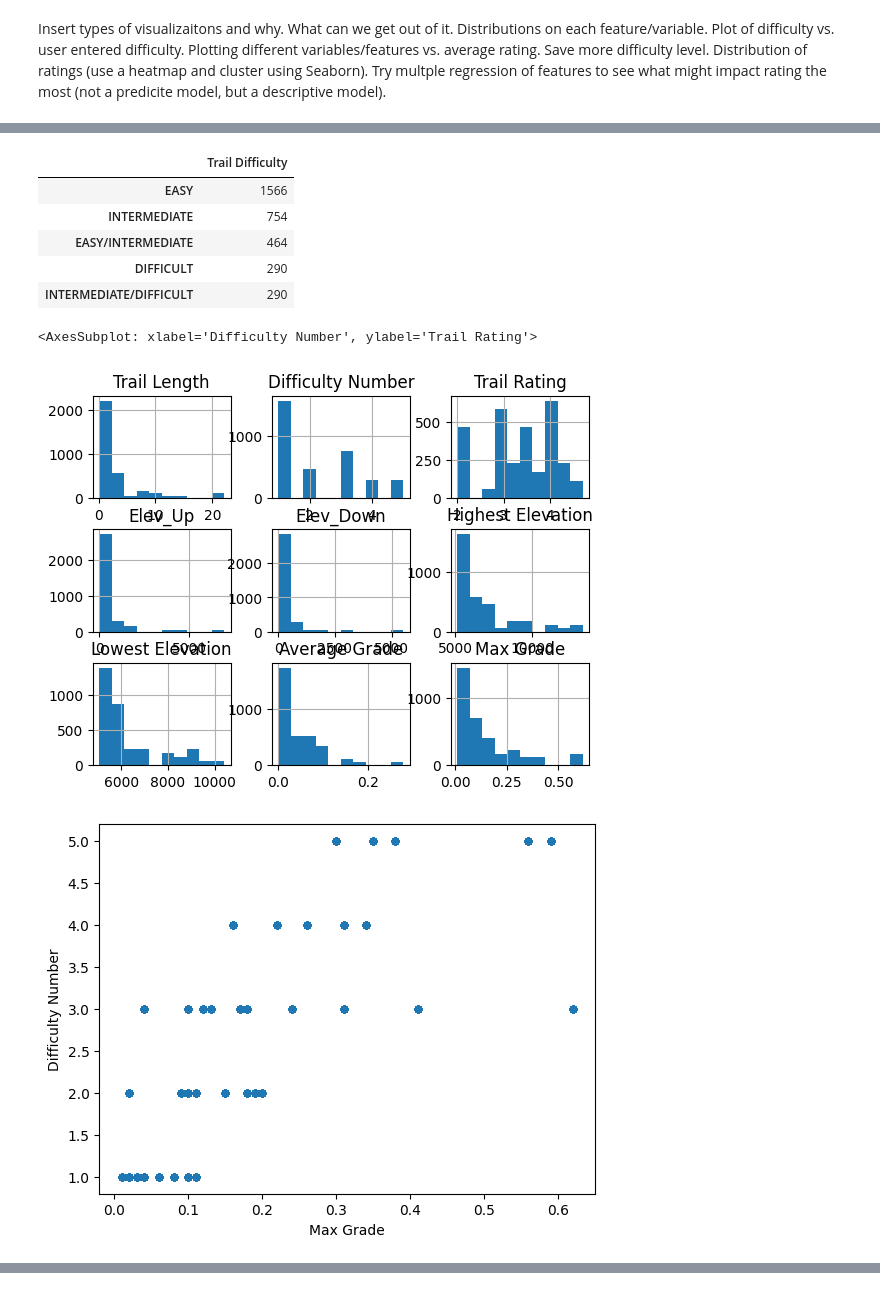
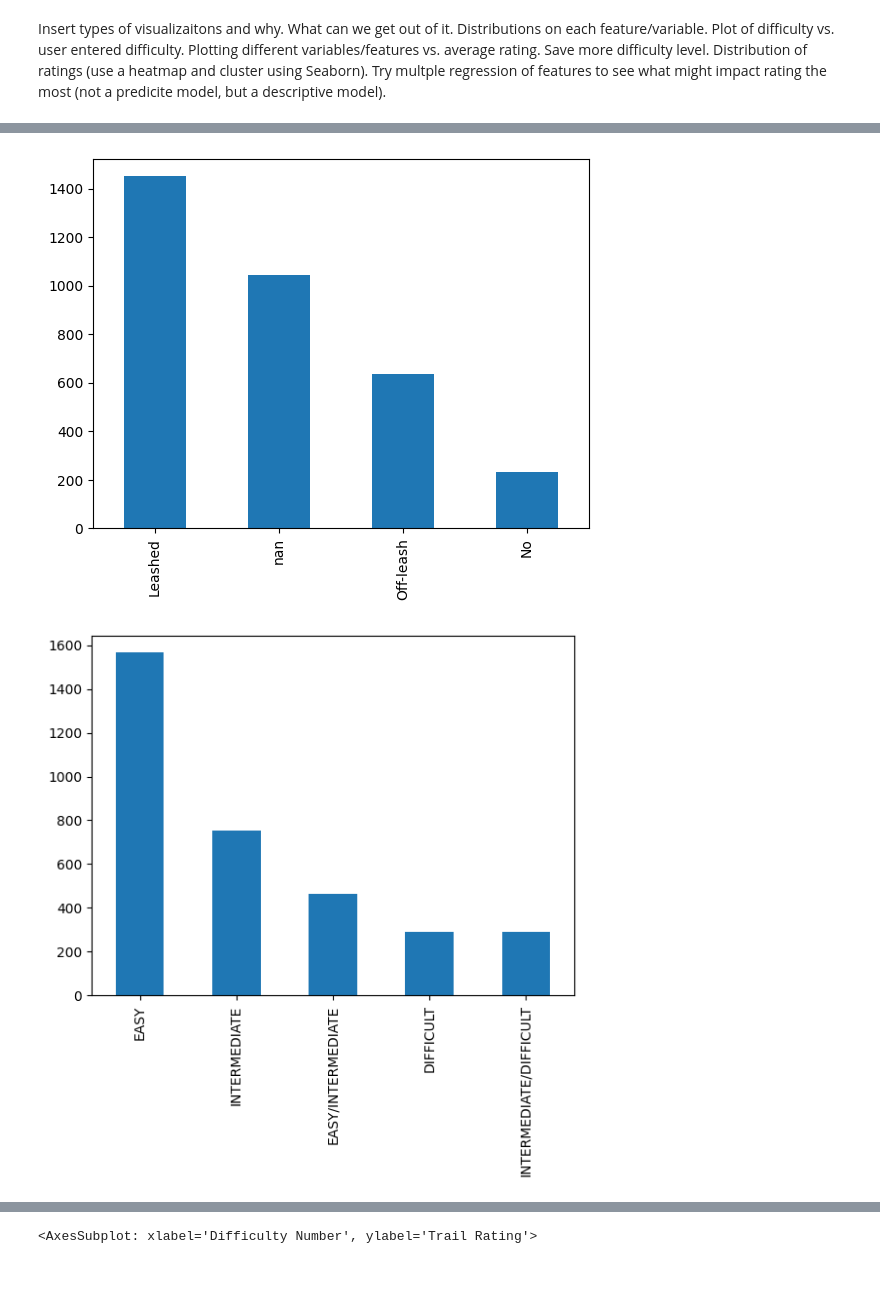
Before and after one commit to BiochemHead/COMP_4447_Final_Project, a Jupyter notebook: Final_Project_Notebook.ipynb, the cells around one changed output, grey strips where cells are left out. Cells and saved outputs as stored; diff of their text form; code cells hidden in the pictures.

Commit message:
Added some bar charts

```diff
--- a/Final_Project_Notebook.ipynb
+++ b/Final_Project_Notebook.ipynb
@@ -36,7 +36,7 @@ Insert types of visualizaitons and why. What can we get out of it. Distributions
 # %%
 import pandas as pd
 import numpy as np
-import matplotlib as plt
+import matplotlib.pyplot as plt
 import seaborn as sb
 from sklearn import linear_model
 import statsmodels.api as sm
@@ -44,11 +44,25 @@ import statsmodels.api as sm
 # Read the cleaned hiking dataset pickle file
 df = pd.read_pickle("./Hiking Project/scrape_clean//hike_project_cln_data.pkl")
 
+for i in range(len(df)):
+    if pd.isna(df.loc[i,'Features']) is False:
+        df['Features'][i]=df['Features'][i].split(sep ='·')
+
 df.info()
 display(df.describe())
-display(df['Dogs'].value_counts(dropna=False).to_frame())
-display(df['Trail Difficulty'].value_counts(dropna=False).to_frame())
+
+df['Dogs'].value_counts(dropna=False).plot.bar()
+plt.show()
+
+df['Trail Difficulty'].value_counts(dropna=False).plot.bar()
+plt.show()
+
+df['Features'].value_counts(dropna=False).plot.bar()
+plt.show()
+
 df.hist()
+
 df.plot.scatter(x='Max Grade',y='Difficulty Number')
+
 df.plot.scatter(x='Difficulty Number',y='Trail Rating')
 # %% [output]
@@ -86,9 +99,2 @@ memory usage: 525.8+ KB
-|  | Trail Difficulty |
-| EASY | 1566 |
-| INTERMEDIATE | 754 |
-| EASY/INTERMEDIATE | 464 |
-| DIFFICULT | 290 |
-| INTERMEDIATE/DIFFICULT | 290 |
-<AxesSubplot: xlabel='Difficulty Number', ylabel='Trail Rating'>
-[figure, old version]
+[figure, new version]
-[figure, old version]
+[figure, new version]
@@ -95,0 +102 @@ memory usage: 525.8+ KB
+<AxesSubplot: xlabel='Difficulty Number', ylabel='Trail Rating'>
```
Also changed, not shown: parts of 1 cell of this notebook, 1 other file.
